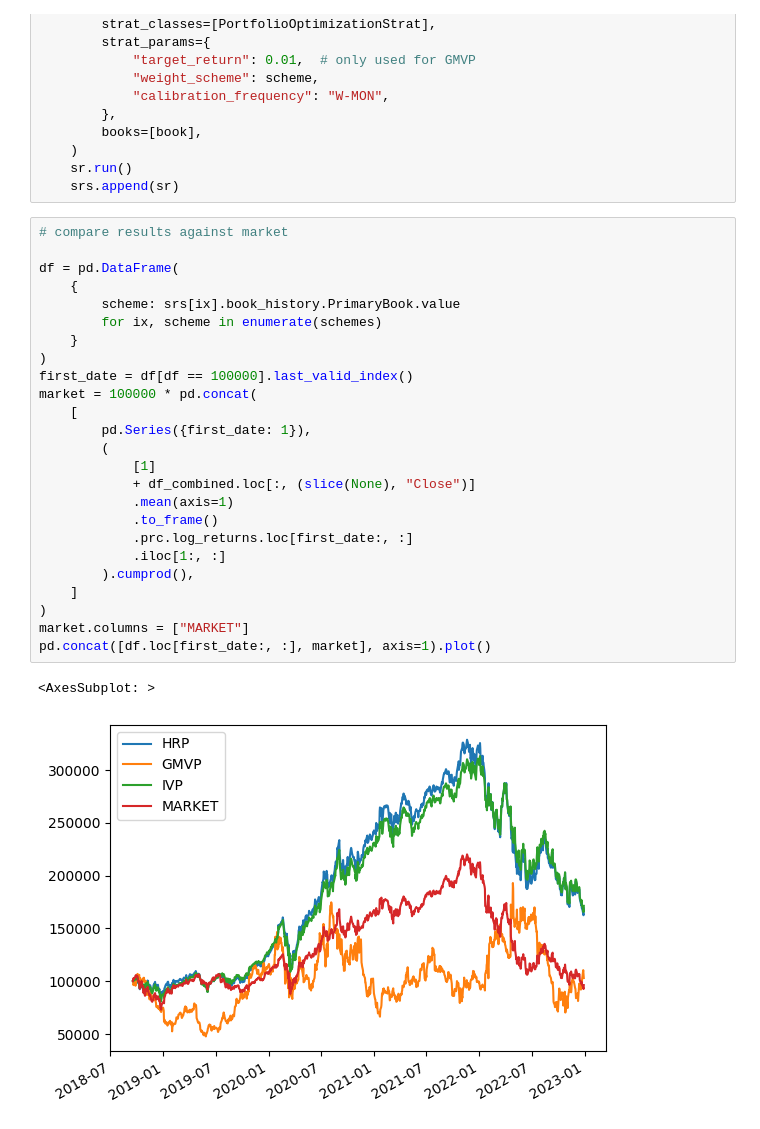
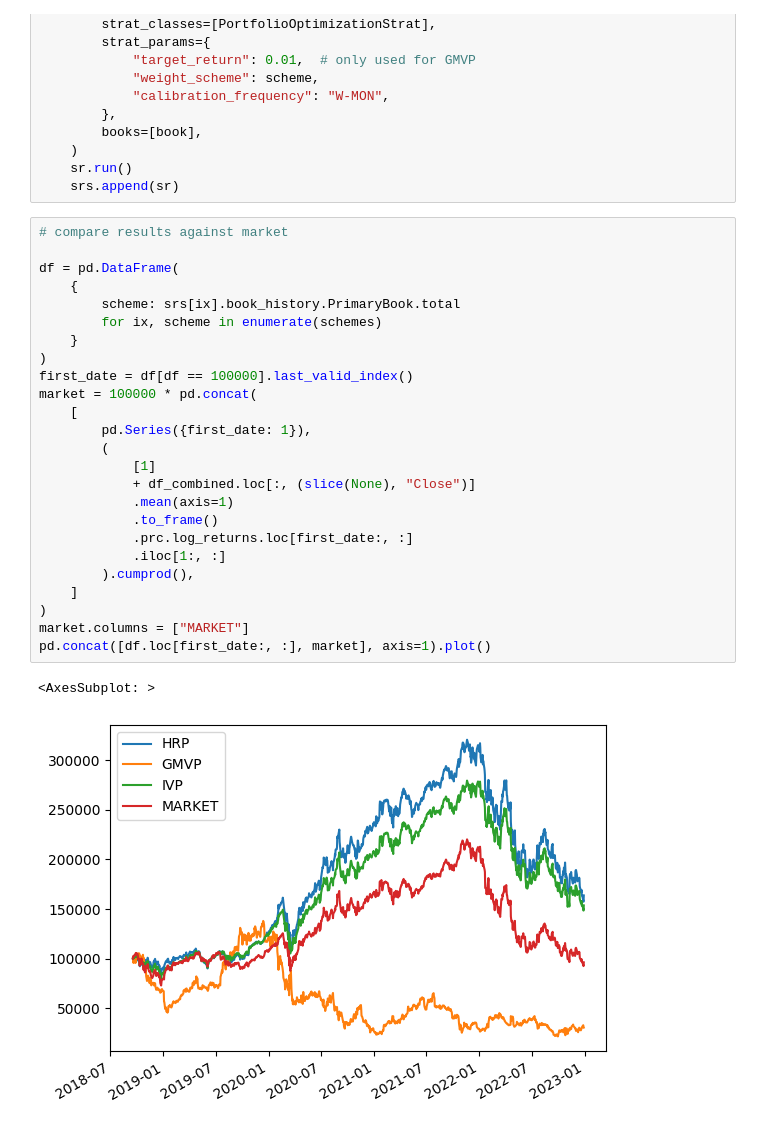
Before and after one commit to bsdz/yabte, a Jupyter notebook: notebooks/Portfolio_Optimization.ipynb, the cells around one changed output. Cells and saved outputs as stored; diff of their text form.

```diff
--- a/notebooks/Portfolio_Optimization.ipynb
+++ b/notebooks/Portfolio_Optimization.ipynb
@@ -121,31 +121,31 @@ for scheme in schemes:
 # %%
 # compare results against market
 
 df = pd.DataFrame(
     {
-        scheme: srs[ix].book_history.PrimaryBook.value
+        scheme: srs[ix].book_history.PrimaryBook.total
         for ix, scheme in enumerate(schemes)
     }
 )
 first_date = df[df == 100000].last_valid_index()
 market = 100000 * pd.concat(
     [
         pd.Series({first_date: 1}),
         (
             [1]
             + df_combined.loc[:, (slice(None), "Close")]
             .mean(axis=1)
             .to_frame()
             .prc.log_returns.loc[first_date:, :]
             .iloc[1:, :]
         ).cumprod(),
     ]
 )
 market.columns = ["MARKET"]
 pd.concat([df.loc[first_date:, :], market], axis=1).plot()
 # %% [output]
 <AxesSubplot: >
-[figure, old version]
+[figure, new version]
 # %%
 # plot the weightings for each scheme
 fig, axs = plt.subplots(3, 1, figsize=(1 * 6, 3 * 4), sharex=True)
```
Also changed, not shown: parts of 2 cells of this notebook, 25 other files.
